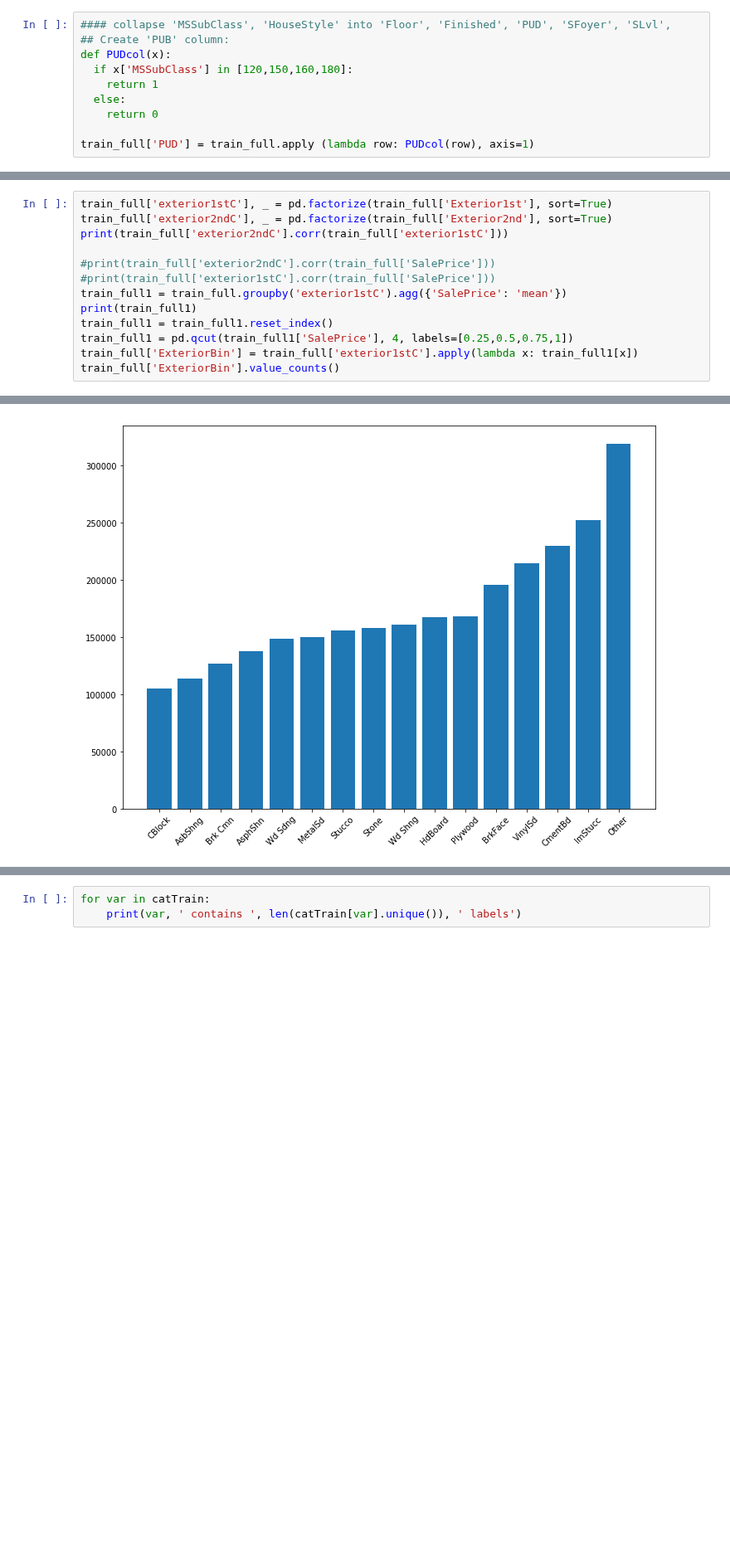
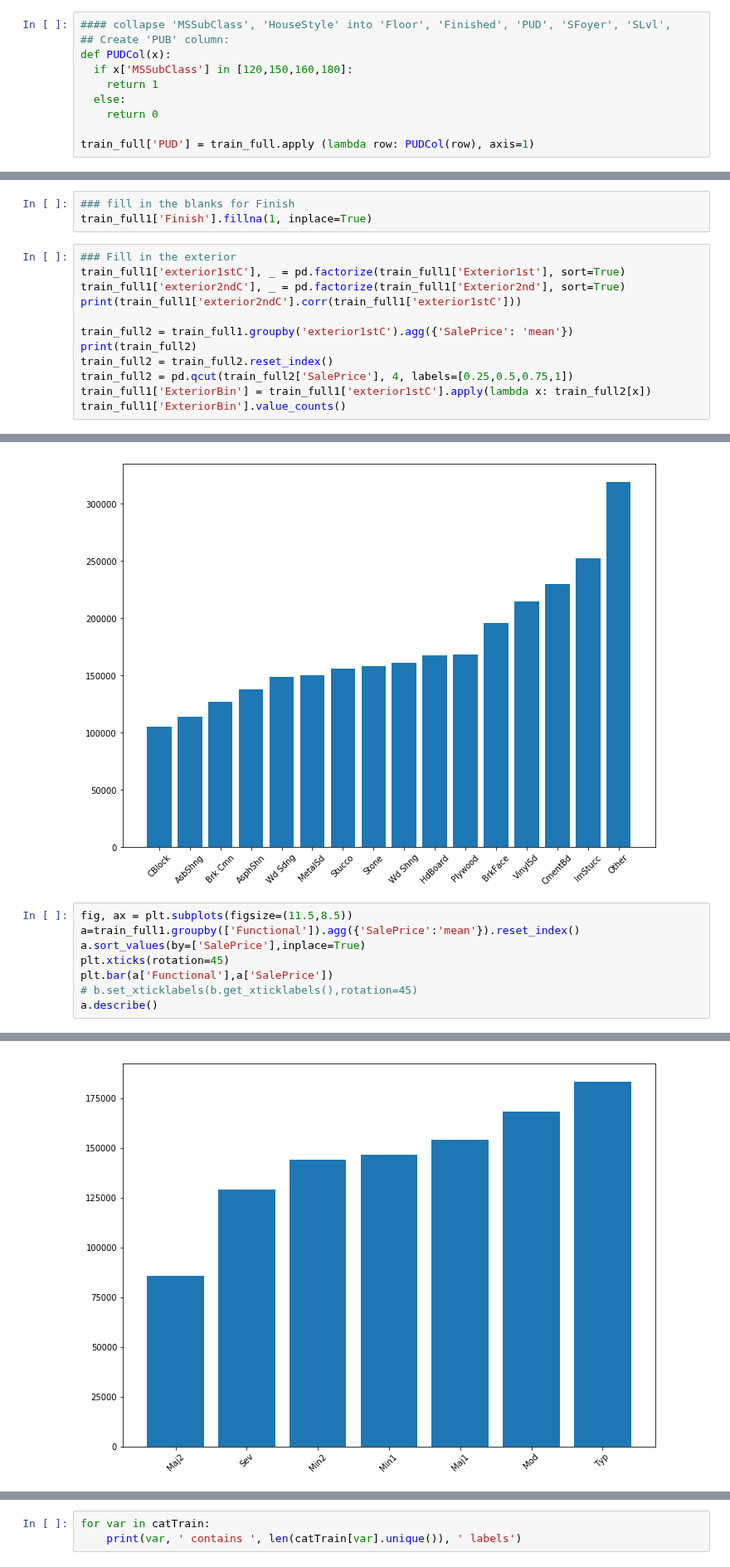
Before and after one commit to TiGaI/HousingPriceKaggleProject3, a Jupyter notebook: ames_eda.ipynb, the cells around one changed output, grey strips where cells are left out. Shown at 83% size. Saved outputs shown, nothing was run; the diff lists cells and outputs as text; blank space fills up the shorter version.

```diff
--- a/ames_eda.ipynb
+++ b/ames_eda.ipynb
@@ -363,13 +315,13 @@ Name: MSSubClass, dtype: int64
 # %%
 #### collapse 'MSSubClass', 'HouseStyle' into 'Floor', 'Finished', 'PUD', 'SFoyer', 'SLvl',
 ## Create 'PUB' column:
-def PUDcol(x):
+def PUDCol(x):
   if x['MSSubClass'] in [120,150,160,180]:
     return 1
   else:
     return 0
 
-train_full['PUD'] = train_full.apply (lambda row: PUDcol(row), axis=1)
+train_full['PUD'] = train_full.apply (lambda row: PUDCol(row), axis=1)
 # %%
 ## collapse 'HouseStyle' into 'SFoyer', 'Floor', 'Finish', 'Slvl'
 tempstyle = train_full['HouseStyle'].str.split('(\d*\.\d+|\d+)([A-Za-z]+)', expand=True)
@@ -389,0 +366,15 @@ Name: Finish, dtype: int64
+# %%
+### fill in the blanks for Finish
+train_full1['Finish'].fillna(1, inplace=True)
+# %%
+### Fill in the exterior
+train_full1['exterior1stC'], _ = pd.factorize(train_full1['Exterior1st'], sort=True)
+train_full1['exterior2ndC'], _ = pd.factorize(train_full1['Exterior2nd'], sort=True)
+print(train_full1['exterior2ndC'].corr(train_full1['exterior1stC']))
+
+train_full2 = train_full1.groupby('exterior1stC').agg({'SalePrice': 'mean'})
+print(train_full2)
+train_full2 = train_full2.reset_index()
+train_full2 = pd.qcut(train_full2['SalePrice'], 4, labels=[0.25,0.5,0.75,1])
+train_full1['ExteriorBin'] = train_full1['exterior1stC'].apply(lambda x: train_full2[x])
+train_full1['ExteriorBin'].value_counts()
@@ -524,16 +523,3 @@ a.describe()
 | 75% | 204152.950485 |
 | max | 262000.000000 |
 [figure]
-# %%
-train_full['exterior1stC'], _ = pd.factorize(train_full['Exterior1st'], sort=True)
-train_full['exterior2ndC'], _ = pd.factorize(train_full['Exterior2nd'], sort=True)
-print(train_full['exterior2ndC'].corr(train_full['exterior1stC']))
-
-#print(train_full['exterior2ndC'].corr(train_full['SalePrice']))
-#print(train_full['exterior1stC'].corr(train_full['SalePrice']))
-train_full1 = train_full.groupby('exterior1stC').agg({'SalePrice': 'mean'})
-print(train_full1)
-train_full1 = train_full1.reset_index()
-train_full1 = pd.qcut(train_full1['SalePrice'], 4, labels=[0.25,0.5,0.75,1])
-train_full['ExteriorBin'] = train_full['exterior1stC'].apply(lambda x: train_full1[x])
-train_full['ExteriorBin'].value_counts()
@@ -582,3 +542,12 @@ a.describe()
 | 75% | 200471.615079 |
 | max | 319000.000000 |
 [figure]
+# %%
+fig, ax = plt.subplots(figsize=(11.5,8.5))
+a=train_full1.groupby(['Functional']).agg({'SalePrice':'mean'}).reset_index()
+a.sort_values(by=['SalePrice'],inplace=True)
+plt.xticks(rotation=45)
+plt.bar(a['Functional'],a['SalePrice'])
+# b.set_xticklabels(b.get_xticklabels(),rotation=45)
+a.describe()
+# %% [output]
@@ -584,0 +563 @@ a.describe()
+[figure, added]
```
Also changed, not shown: parts of 22 cells of this notebook.
